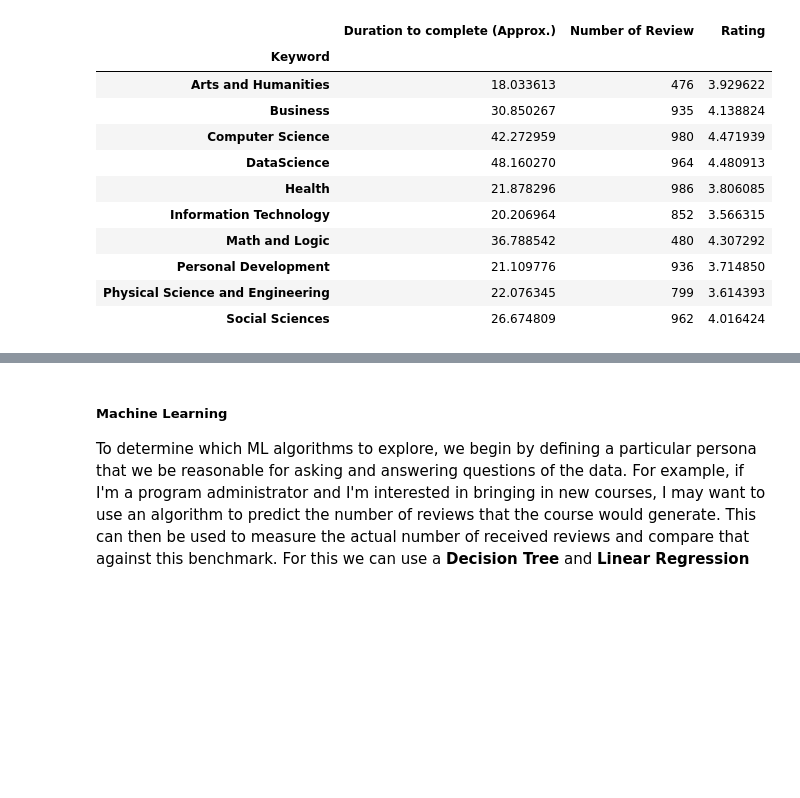
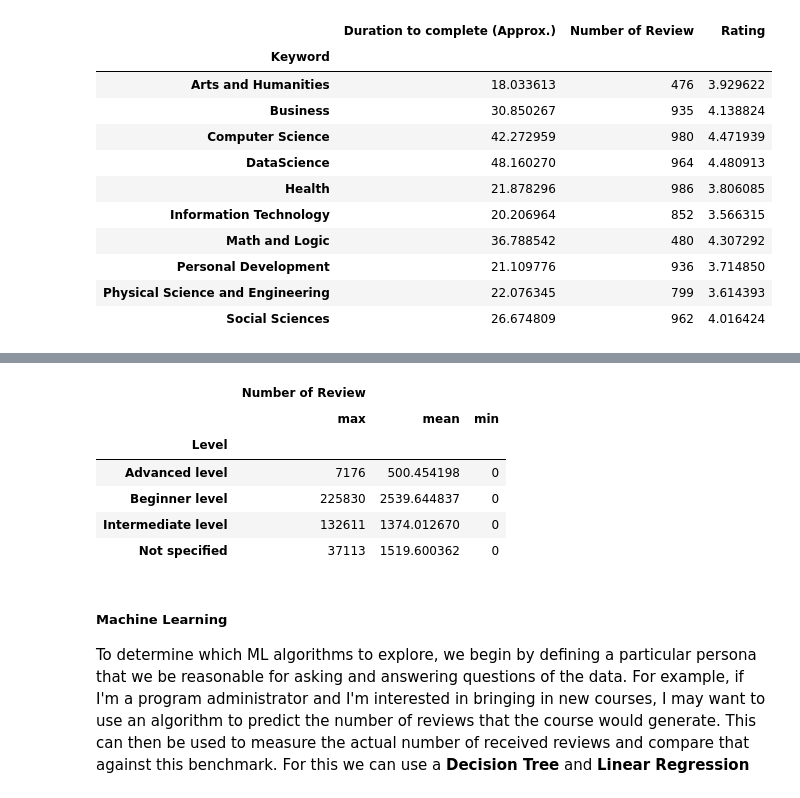
Before and after one commit to klmartin1998/spring2024-data622, a Jupyter notebook: assignments/assignment1/DATA 622 - Homework #1.ipynb, the cells around one changed output, grey strips where cells are left out. Saved outputs shown, nothing was run; the diff lists cells and outputs as text; code cells hidden in the pictures; blank space fills up the shorter version.

```diff
--- a/assignments/assignment1/DATA 622 - Homework #1.ipynb
+++ b/assignments/assignment1/DATA 622 - Homework #1.ipynb
@@ -167,3 +206,13 @@ pd.pivot_table(df1, index=['Keyword'], values=['Rating', 'Number of Review','Dur
+# %%
+df1.pivot_table(index='Level', values=['Number of Review'], aggfunc={'Number of Review':['mean','max','min']})
+# %% [output]
+|  | Number of Review |  |  |
+|  | max | mean | min |
+| Level |  |  |  |
+| Advanced level | 7176 | 500.454198 | 0 |
+| Beginner level | 225830 | 2539.644837 | 0 |
+| Intermediate level | 132611 | 1374.012670 | 0 |
+| Not specified | 37113 | 1519.600362 | 0 |
 # %% [markdown]
 ##### **Machine Learning**
 
```
Also changed, not shown: parts of 24 cells of this notebook.
